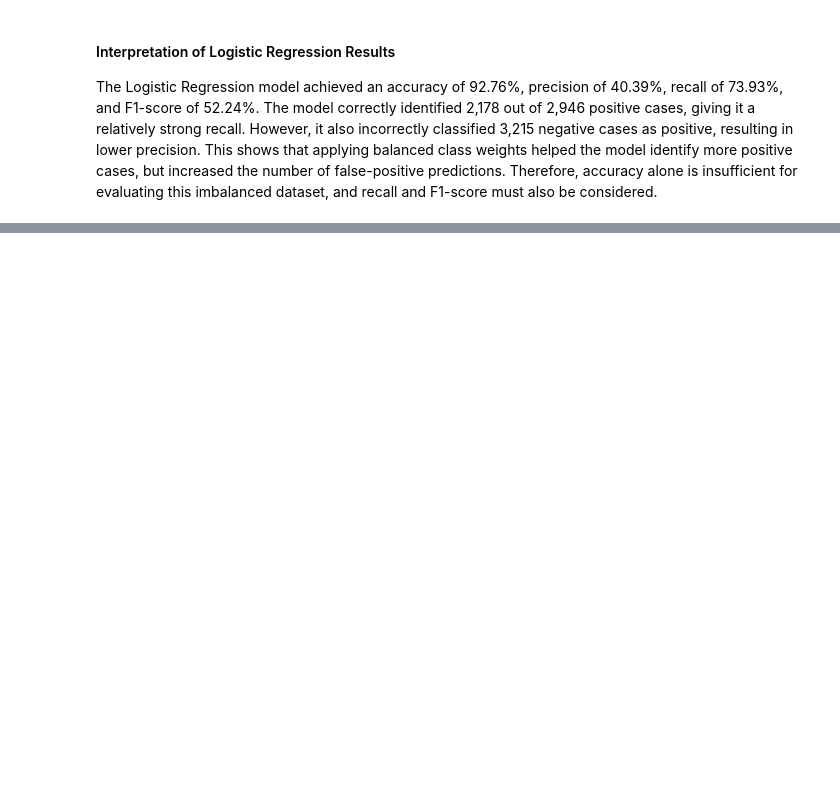
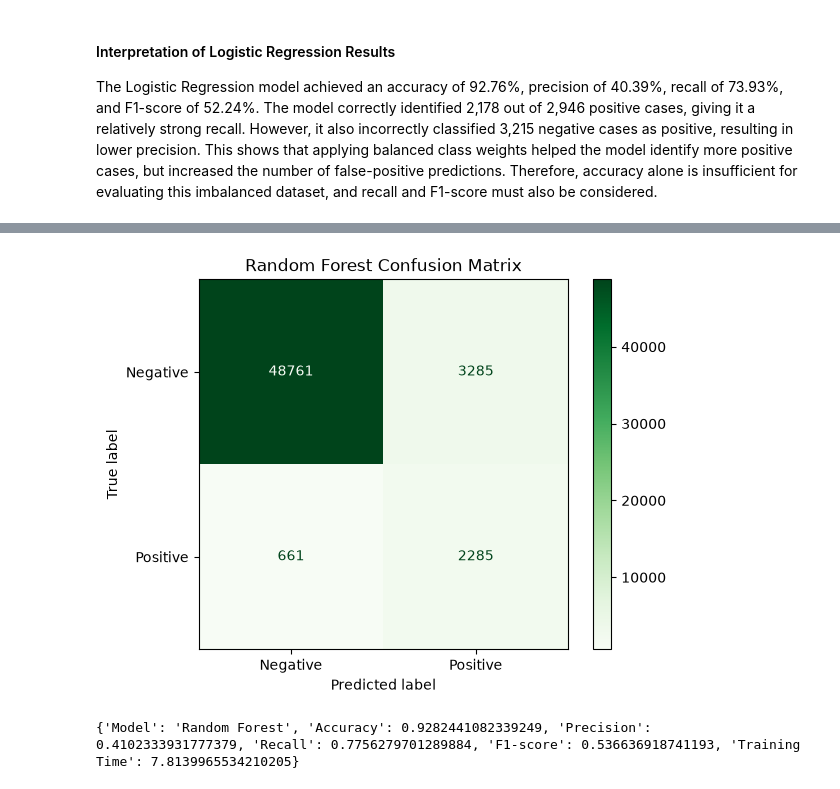
Before and after one commit to Leonchang06/COVID19_ML_Project, a Jupyter notebook: covid_analysis.ipynb, the cells around one changed output, grey strips where cells are left out. Cells and saved outputs as stored; diff of their text form; code cells hidden in the pictures; blank space fills up the shorter version.

Commit message:
Deploy best Random Forest model

```diff
--- a/covid_analysis.ipynb
+++ b/covid_analysis.ipynb
@@ -693,0 +748,18 @@ print("Saved location:", model_path)
+# %%
+random_forest_predictions = (
+    random_forest_model.predict(
+        X_test_encoded
+    )
+)
+
+print("Prediction completed!")
+
+print(
+    "Number of predictions:",
+    len(random_forest_predictions)
+)
+
+print(
+    "First 20 predictions:",
+    random_forest_predictions[:20]
+)
@@ -693,0 +845,32 @@ print("Saved location:", model_path)
+# %%
+ConfusionMatrixDisplay.from_predictions(
+    y_test,
+    random_forest_predictions,
+    display_labels=[
+        "Negative",
+        "Positive"
+    ],
+    cmap="Greens",
+    values_format="d"
+)
+
+plt.title(
+    "Random Forest Confusion Matrix"
+)
+
+plt.show()
+# %% [output]
+[figure, added]
+# %%
+random_forest_result = {
+    "Model": "Random Forest",
+    "Accuracy": random_forest_accuracy,
+    "Precision": random_forest_precision,
+    "Recall": random_forest_recall,
+    "F1-score": random_forest_f1,
+    "Training Time": random_forest_training_time
+}
+
+print(random_forest_result)
+# %% [output]
+{'Model': 'Random Forest', 'Accuracy': 0.9282441082339249, 'Precision': 0.4102333931777379, 'Recall': 0.7756279701289884, 'F1-score': 0.536636918741193, 'Training Time': 7.8139965534210205}
```
Also changed, not shown: parts of 28 cells of this notebook, 3 other files.
